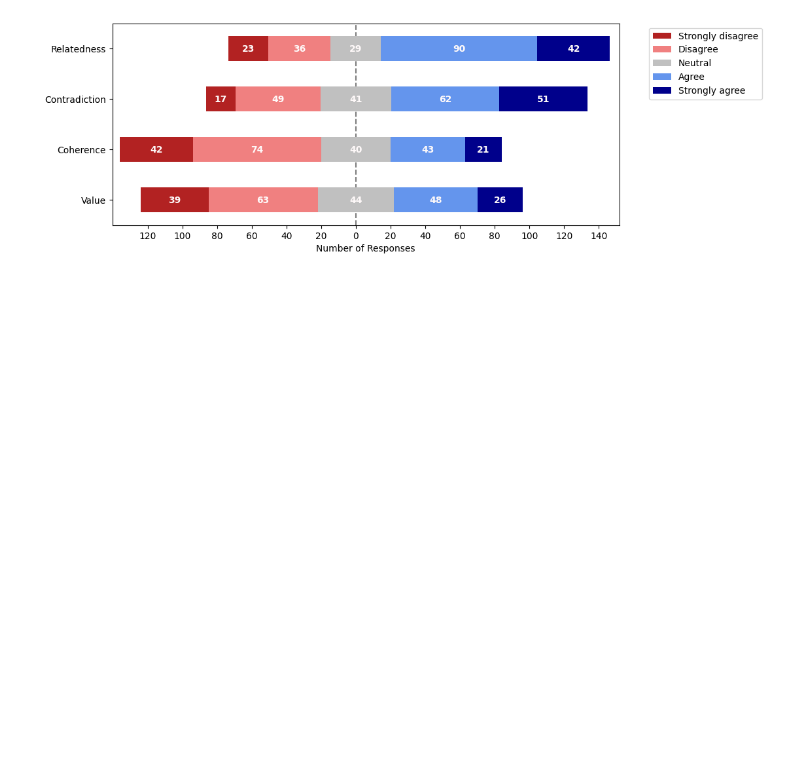
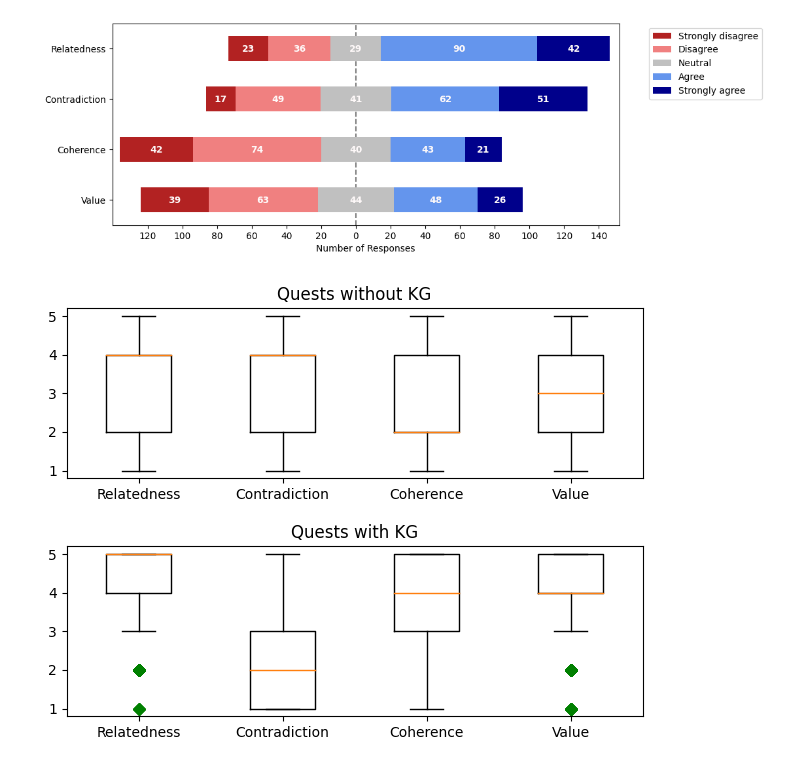
Before and after one commit to zedd-08/thesis-implementations, a Jupyter notebook: evaluation/eval-likert-graphs.ipynb, the cells around one changed output. Cells and saved outputs as stored; diff of their text form; code cells hidden in the pictures; blank space fills up the shorter version.

Commit message:
Added more stats from Likert ratings

```diff
--- a/evaluation/eval-likert-graphs.ipynb
+++ b/evaluation/eval-likert-graphs.ipynb
@@ -48,14 +55,15 @@ likert_mapping = {
 likert_values = ['Strongly disagree', 'Disagree', 'Neutral', 'Agree', 'Strongly agree' ]
 
 likert_value_mapping = {
-    'Strongly Agree': 2,
-    'Agree': 1,
-    'Neutral': 0,
-    'Disagree': -1,
-    'Strongly Disagree': -2
+    'Strongly agree': 5,
+    'Agree': 4,
+    'Neutral': 3,
+    'Disagree': 2,
+    'Strongly disagree': 1
 }
 # %%
 kg_data = pd.read_csv('kg_outputs.tsv', sep='\t')
+k = kg_data.map(lambda x:likert_value_mapping[x])
 kg_data
 # %% [output]
 |  | Relatedness | Contradiction | Coherence | Value |
@@ -105,6 +109,7 @@ plot_likert.plot_likert(kg_data, likert_values,
 [figure]
 # %%
 no_kg_data = pd.read_csv('no_kg_outputs.tsv', sep='\t')
+no_k = no_kg_data.map(lambda x:likert_value_mapping[x])
 no_kg_data
 # %% [output]
 |  | Relatedness | Contradiction | Coherence | Value |
@@ -157,3 +153,24 @@ plot_likert.plot_likert(no_kg_data, likert_values,
 # %% [output]
 <Axes: xlabel='Number of Responses'>
 [figure]
+# %%
+# Multiple box plots on one Axes
+fig, ax = plt.subplots(2, 1)
+
+# for _ax in ax:
+#     ax.set_xlabel('Criteria')
+#     ax.set_ylabel('Observed values')
+
+ax[0].boxplot([no_k[col] for col in columns], 0, 'gD')
+ax[0].set_xticklabels(columns)
+ax[0].set_title('Quests without KG')
+
+ax[1].boxplot([k[col] for col in columns], 0, 'gD')
+ax[1].set_xticklabels(columns)
+ax[1].set_title('Quests with KG')
+
+fig.subplots_adjust(left=0.08, right=0.98, bottom=0.05, top=0.9, hspace=0.4, wspace=0.3)
+
+plt.show()
+# %% [output]
+[figure, added]
```
Also changed, not shown: parts of 21 cells of this notebook.
